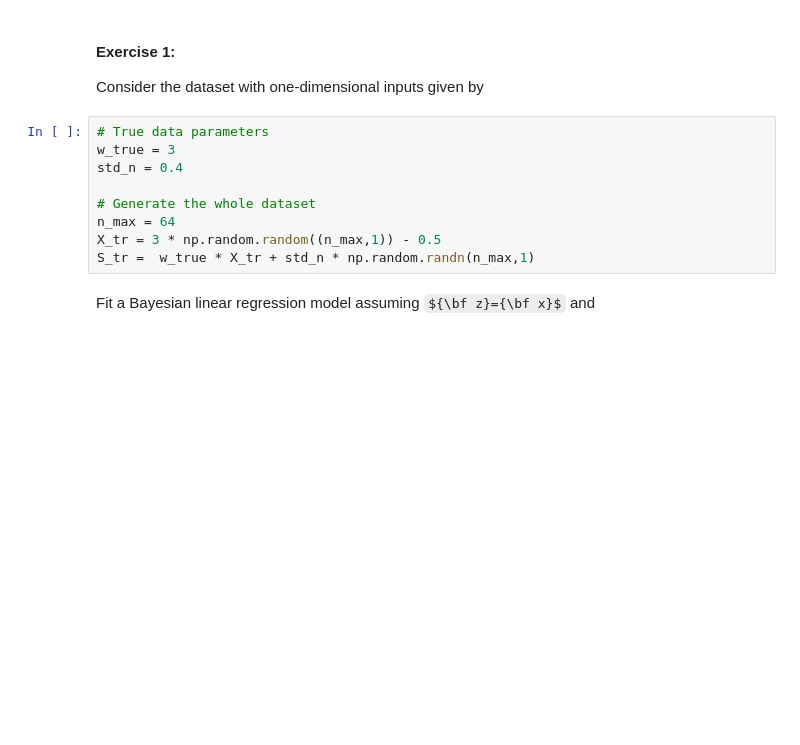
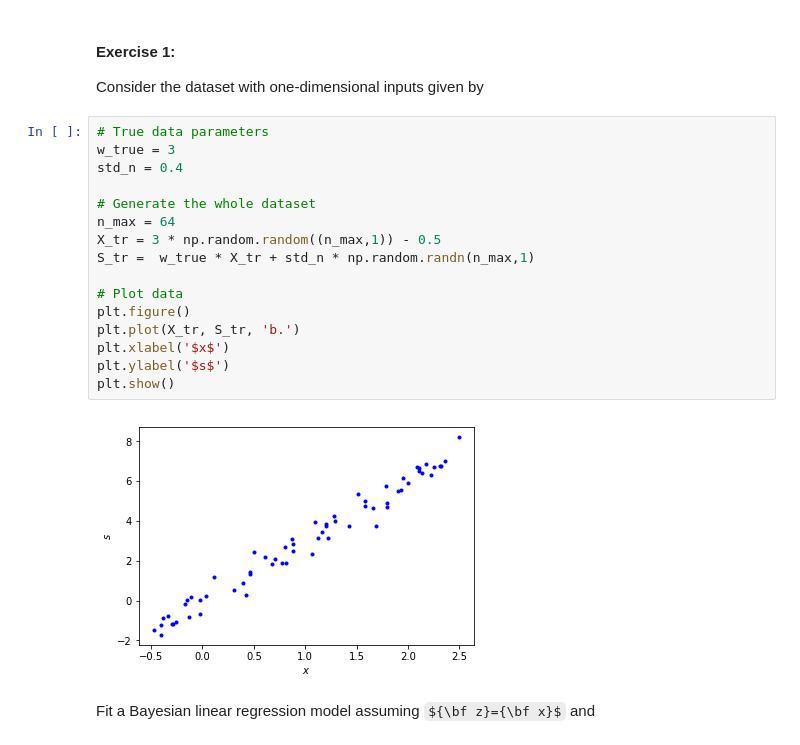
Before and after one commit to ML4DS/ML4all, a Jupyter notebook: R5.Bayesian_Regression/Bayesian_regression_professor.ipynb, the cells around one changed output. Drawn from its saved outputs; the diff is of its cells as text; some formulas as TeX source; blank space fills up the shorter version.

```diff
--- a/R5.Bayesian_Regression/Bayesian_regression_professor.ipynb
+++ b/R5.Bayesian_Regression/Bayesian_regression_professor.ipynb
@@ -311,12 +323,21 @@ Consider the dataset with one-dimensional inputs given by
 # %%
 # True data parameters
 w_true = 3
 std_n = 0.4
 
 # Generate the whole dataset
 n_max = 64
 X_tr = 3 * np.random.random((n_max,1)) - 0.5
 S_tr =  w_true * X_tr + std_n * np.random.randn(n_max,1)
+
+# Plot data
+plt.figure()
+plt.plot(X_tr, S_tr, 'b.')
+plt.xlabel('$x$')
+plt.ylabel('$s$')
+plt.show()
+# %% [output]
+[figure, added]
 # %% [markdown]
 Fit a Bayesian linear regression model assuming ${\bf z}={\bf x}$ and
 # %%
```
Also changed, not shown: parts of 30 cells of this notebook, 3 other files.
